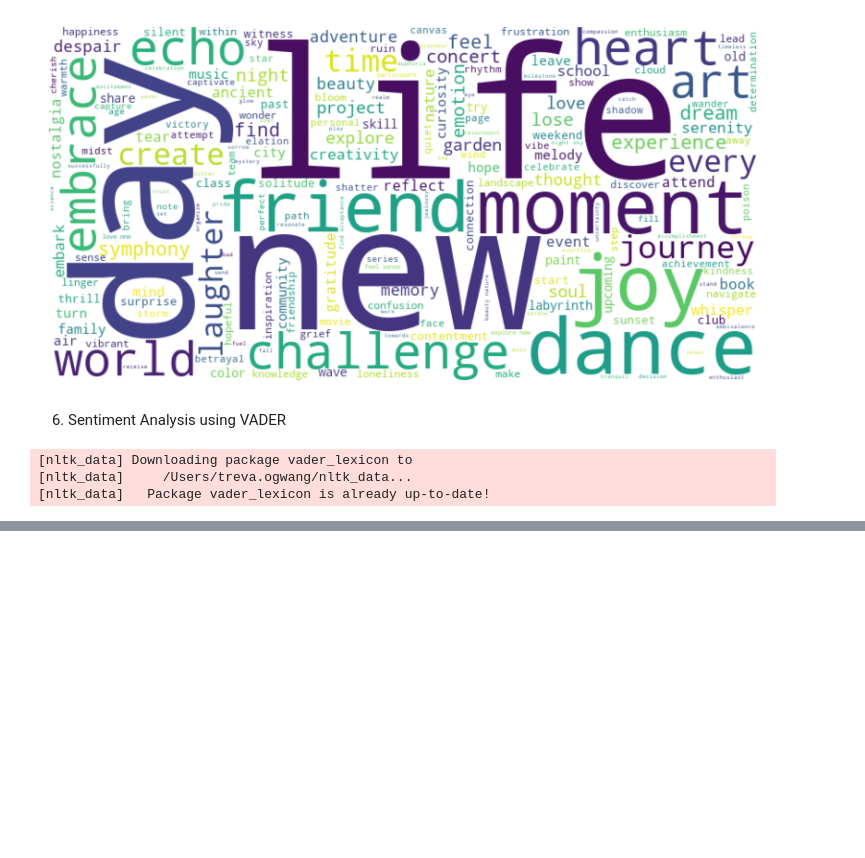
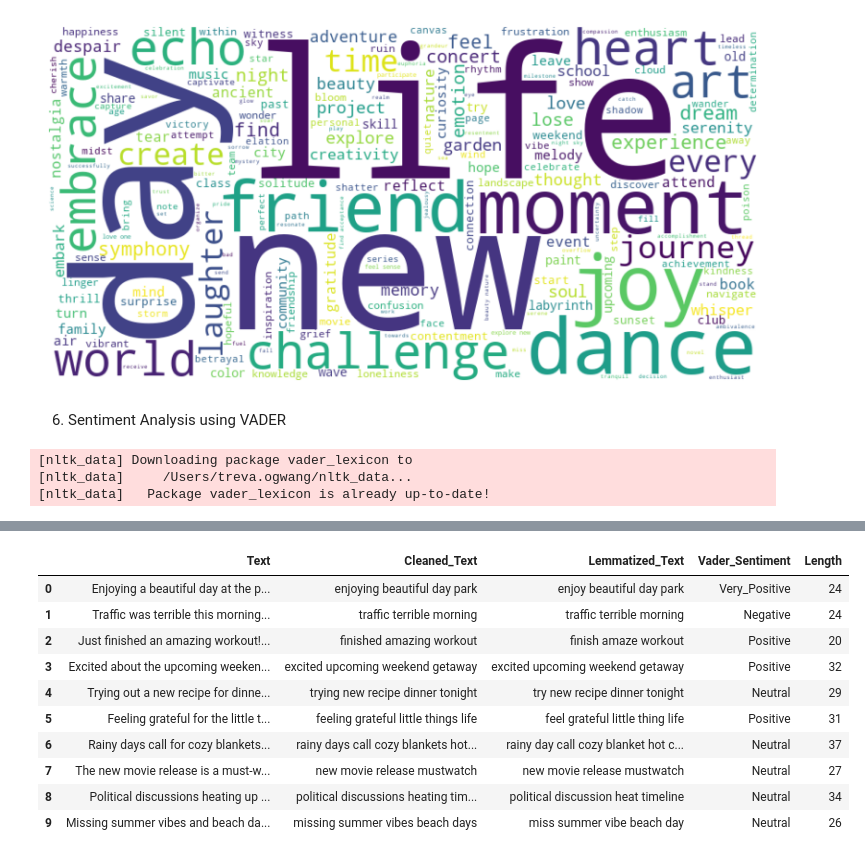
Before and after one commit to Begge10850/social_media, a Jupyter notebook: social_media_analysis.ipynb, the cells around one changed output, grey strips where cells are left out. Drawn from its saved outputs; the diff is of its cells as text; code cells hidden in the pictures; blank space fills up the shorter version.

```diff
--- a/social_media_analysis.ipynb
+++ b/social_media_analysis.ipynb
@@ -322,0 +391,14 @@ df_cleaned.head()
+# %%
+df_cleaned_2.head(10)
+# %% [output]
+|  | Text | Cleaned_Text | Lemmatized_Text | Vader_Sentiment | Length |
+| 0 | Enjoying a beautiful day at the p... | enjoying beautiful day park | enjoy beautiful day park | Very_Positive | 24 |
+| 1 | Traffic was terrible this morning... | traffic terrible morning | traffic terrible morning | Negative | 24 |
+| 2 | Just finished an amazing workout!... | finished amazing workout | finish amaze workout | Positive | 20 |
+| 3 | Excited about the upcoming weeken... | excited upcoming weekend getaway | excited upcoming weekend getaway | Positive | 32 |
+| 4 | Trying out a new recipe for dinne... | trying new recipe dinner tonight | try new recipe dinner tonight | Neutral | 29 |
+| 5 | Feeling grateful for the little t... | feeling grateful little things life | feel grateful little thing life | Positive | 31 |
+| 6 | Rainy days call for cozy blankets... | rainy days call cozy blankets hot... | rainy day call cozy blanket hot c... | Neutral | 37 |
+| 7 | The new movie release is a must-w... | new movie release mustwatch | new movie release mustwatch | Neutral | 27 |
+| 8 | Political discussions heating up ... | political discussions heating tim... | political discussion heat timeline | Neutral | 34 |
+| 9 | Missing summer vibes and beach da... | missing summer vibes beach days | miss summer vibe beach day | Neutral | 26 |
```
Also changed, not shown: parts of 15 cells of this notebook.
